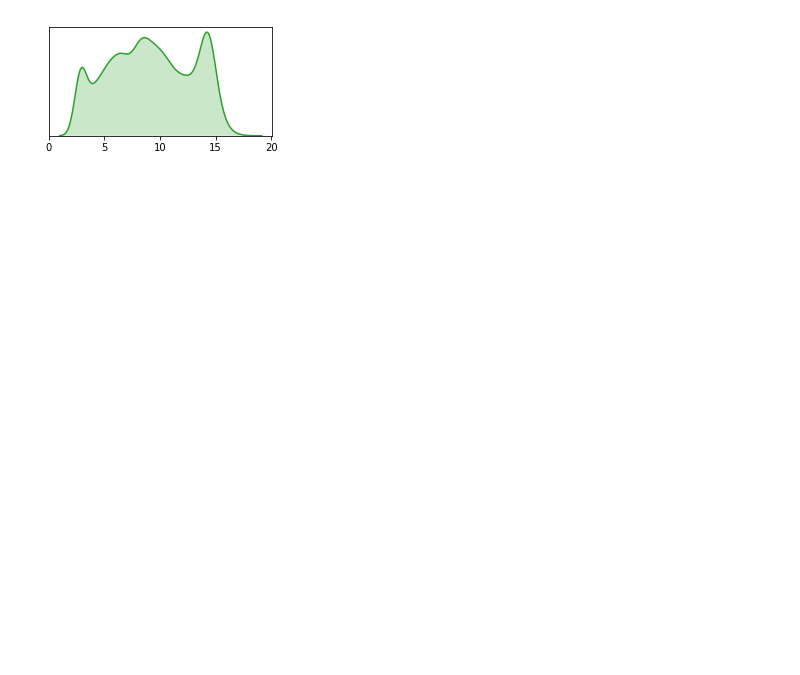
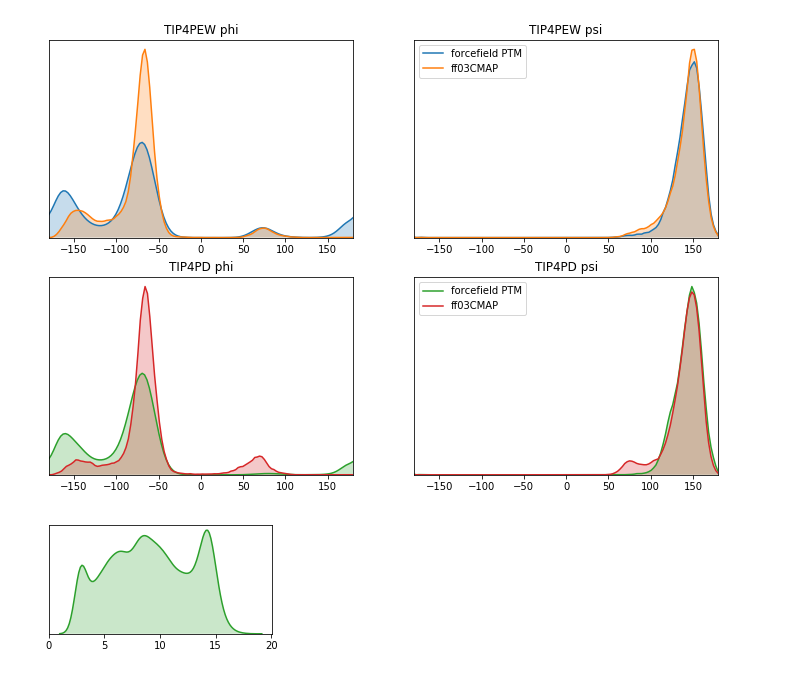
Before and after one commit to Zuricho/My_Lab, a Jupyter notebook: Figure_ipynb/Distance_2CEF/dis_phipsi.ipynb, the cells around one changed output. Saved outputs shown, nothing was run; the diff lists cells and outputs as text; code cells hidden in the pictures; blank space fills up the shorter version.

```diff
--- a/Figure_ipynb/Distance_2CEF/dis_phipsi.ipynb
+++ b/Figure_ipynb/Distance_2CEF/dis_phipsi.ipynb
@@ -32,3 +68,54 @@ plt.show()
+# %%
+plt.subplots(figsize=(12,8))
+
+
+plt.xticks()
+plt.yticks([])
+
+plt.subplot(221)
+sns.kdeplot(dihAngle_EW[:,3],shade=True,cut=0,color="tab:blue")
+sns.kdeplot(dihAngle_EW_CMAP[:,3],shade=True,cut=0,color="tab:orange")
+plt.title("TIP4PEW phi")
+plt.xticks()
+plt.yticks([])
+plt.xlim(-180,180)
+
+
+plt.subplot(222)
+sns.kdeplot(dihAngle_EW[:,4],shade=True,cut=0,color="tab:blue",label="forcefield PTM")
+sns.kdeplot(dihAngle_EW_CMAP[:,4],shade=True,cut=0,color="tab:orange",label="ff03CMAP")
+plt.title("TIP4PEW psi")
+plt.xticks()
+plt.yticks([])
+plt.xlim(-180,180)
+plt.legend()
+
+
+plt.subplot(223)
+sns.kdeplot(dihAngle_D[:,3],shade=True,cut=0,color="tab:green")
+sns.kdeplot(dihAngle_D_CMAP[:,3],shade=True,cut=0,color="tab:red")
+plt.title("TIP4PD phi")
+plt.xticks()
+plt.yticks([])
+plt.xlim(-180,180)
+
+
+plt.subplot(224)
+sns.kdeplot(dihAngle_D[:,4],shade=True,cut=0,color="tab:green",label="forcefield PTM")
+sns.kdeplot(dihAngle_D_CMAP[:,4],shade=True,cut=0,color="tab:red",label="ff03CMAP")
+plt.title("TIP4PD psi")
+plt.xticks()
+plt.yticks([])
+plt.xlim(-180,180)
+plt.legend()
+
+
+
+# sns.distplot(plotData)
+
+plt.show()
+# %% [output]
+[figure, added]
 # %%
 distance_EW = loadfile("distance_EW.dat")
 distance_EW_CMAP = loadfile("distance_EW_CMAP.dat")
```
Also changed, not shown: parts of 2 cells of this notebook.
